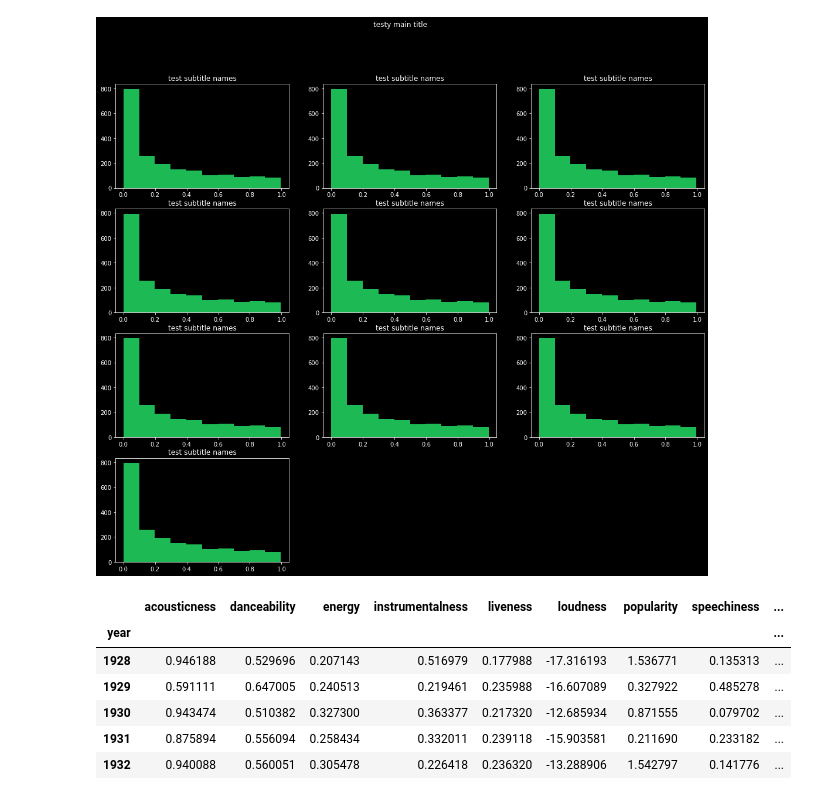
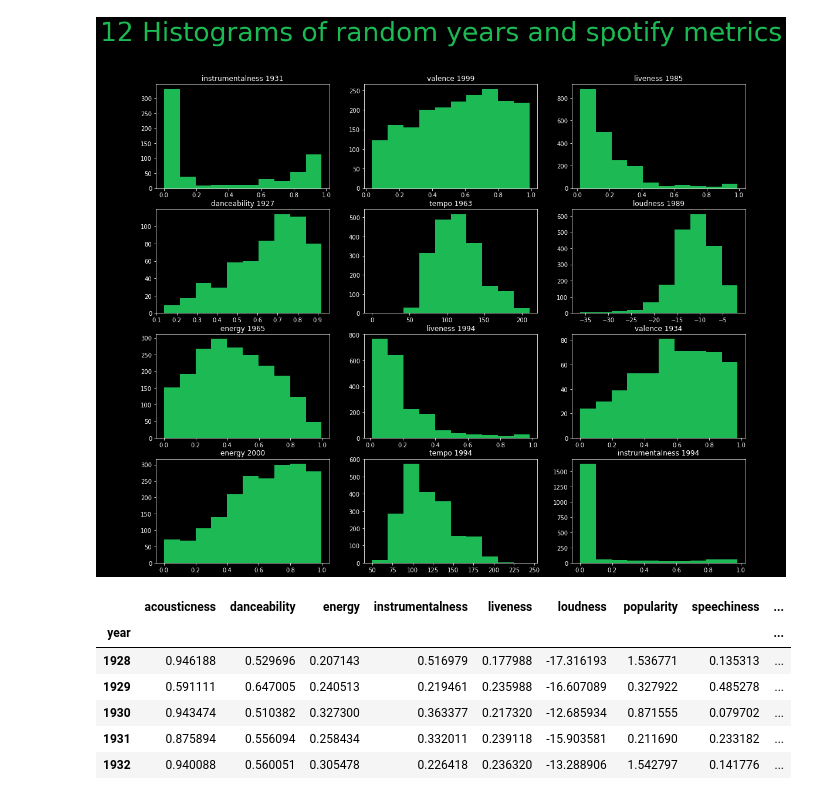
Before and after one commit to JoeKell/SpotifySongAnalysisProject, a Jupyter notebook: metrics_over_time.ipynb, the cells around one changed output. Drawn from its saved outputs; the diff is of its cells as text; code cells hidden in the pictures.

Commit message:
randomized histograms

```diff
--- a/metrics_over_time.ipynb
+++ b/metrics_over_time.ipynb
@@ -16,11 +17,7 @@ kaggle_spot_df.head()
 | 3 | 0.995 | ['Francisco Canaro'] | 0.781 | 180760 | 0.1300 | 0 | 6M94FkXd15sOAOQYRnWPN8 | 0.887 | ... |
 | 4 | 0.990 | ['Frédéric Chopin', 'Vladimir Hor... | 0.210 | 687733 | 0.2040 | 0 | 6N6tiFZ9vLTSOIxkj8qKrd | 0.908 | ... |
 # %%
-#review different years and different metrics to see if they're normally distributed or not, if they're not normal, you'll need to
-
-### make graphs for 6 different years for each metric to determine if we should use median
-
-
+#review histograms of random year for 12 random spotify metrics.
 
 
 # ##how we did in in group
@@ -33,39 +30,48 @@ kaggle_spot_df.head()
 # bin_stop=1.05
 # bin_step=0.05
 
 # bins=np.arange(start=bin_start, stop=bin_stop, step=bin_step, dtype=float)
 
 # acoustic_bins=pd.cut(kaggle_spot_df.loc[kaggle_spot_df['year']==1980,:]['acousticness'],bins,labels=group_labels,include_lowest=True)
 
 # graphy=acoustic_bins.value_counts(sort=False)
 
 # graphy.plot(kind='bar')
 # ##-----------------------------------------------
 
+#creates a list of each year
+years_list=kaggle_spot_df['year'].unique().tolist()
+# print(type(years_list))
+years_list
 
-
+metric_list=['acousticness','danceability','energy','instrumentalness','liveness','loudness', 'popularity','speechiness','tempo','valence']
 
 ##### creates 10 histograms for 1980's accousticness, itterate this so it chooses a few different years and different metrics
 fig_h=plt.figure(figsize=(18,15),facecolor='black')
-fig_h.suptitle('testy main title',color='white')
-for t in range(1,11):
+fig_h.suptitle('12 Histograms of random years and spotify metrics',color='#1DB954',fontsize=45)
+
+for t in range(1,13):
+
+    rando_year=random.choice(years_list)
+    rando_metric=random.choice(metric_list)
+
     ax_h=fig_h.add_subplot(4,3,t)
     ax_h.spines['bottom'].set_color('white')
     ax_h.spines['top'].set_color('white')
     ax_h.spines['right'].set_color('white')
     ax_h.spines['left'].set_color('white')
     ax_h.tick_params(axis='x', colors='white')
     ax_h.tick_params(axis='y', colors='white')
     ax_h.yaxis.label.set_color('white')
     ax_h.xaxis.label.set_color('white')
     ax_h.title.set_color('white')
     ax_h.patch.set_alpha(0)
-    plt.title('test subtitle names')
-    histy=kaggle_spot_df.loc[kaggle_spot_df['year']==1980,:]['acousticness']
+    plt.title(str(rando_metric)+' '+str(rando_year))
+    histy=kaggle_spot_df.loc[kaggle_spot_df['year']==rando_year,:][rando_metric]
     plt.hist(histy,color='#1DB954')
 plt.show()
 # %% [output]
-[figure, old version]
+[figure, new version]
 # %%
 ### not sure if i actually want to cut the data off at 1950, why not include everything from 1928 and on...... this is 1928 right now
 #organizes columns in dataframe and eliminates songs before 1950
```
Also changed, not shown: parts of 2 cells of this notebook.
